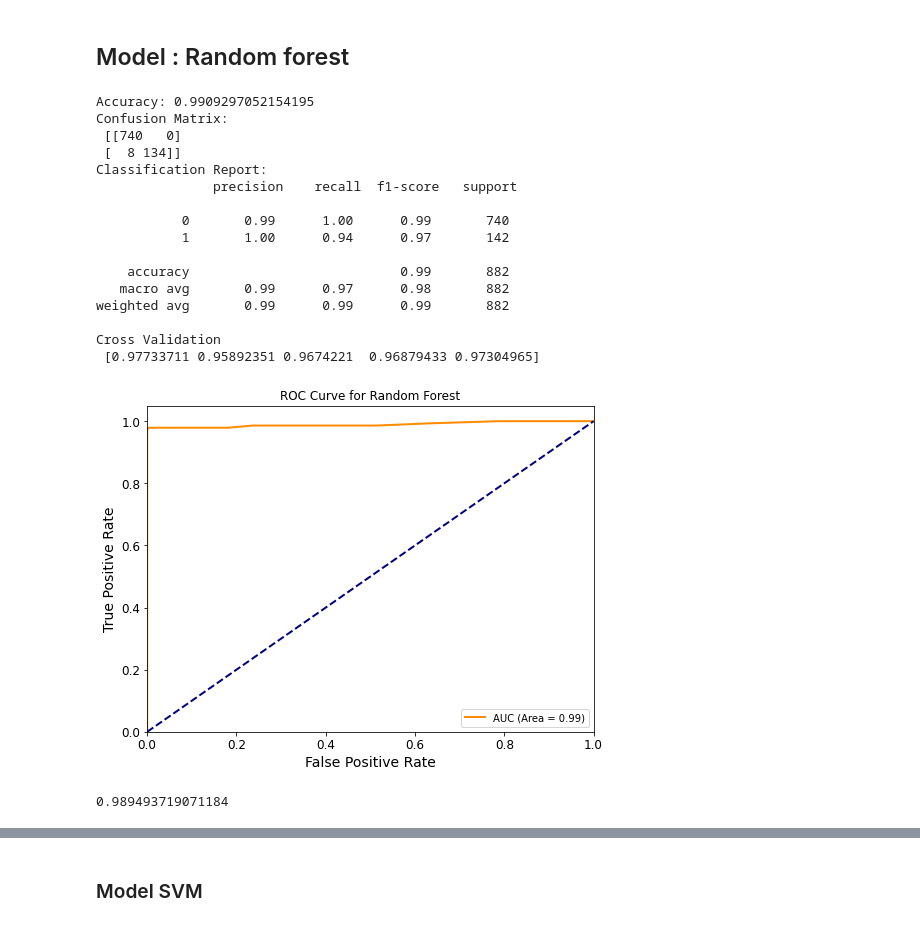
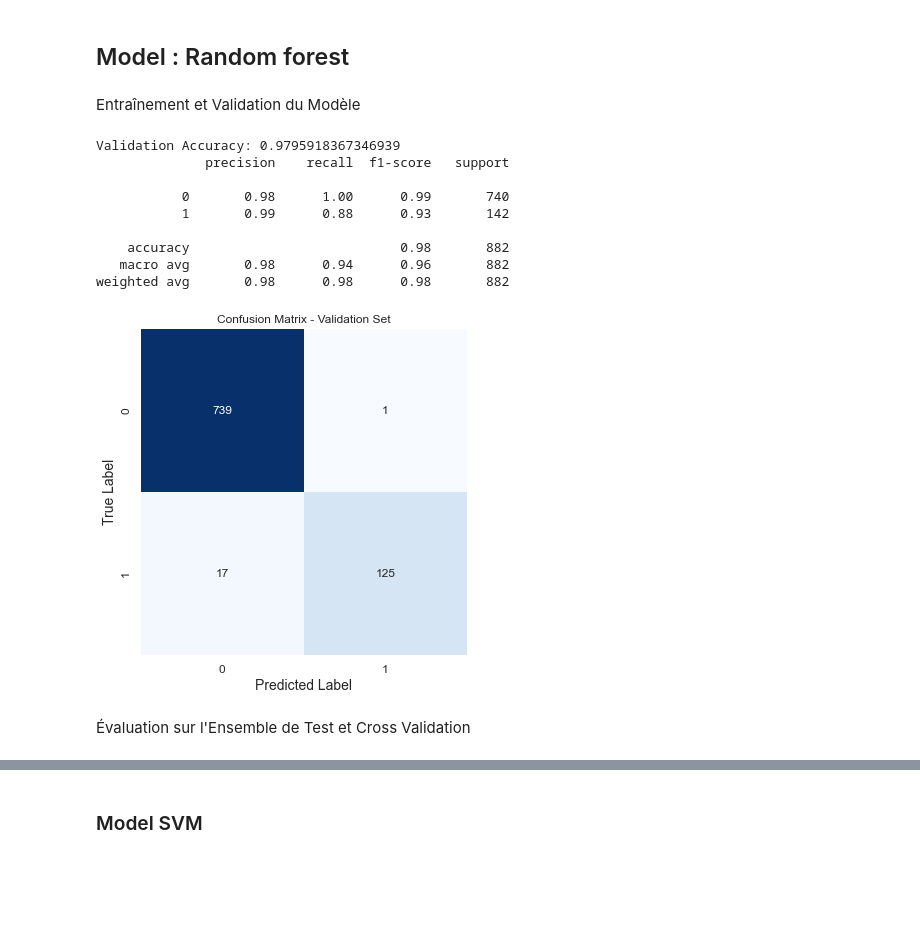
Before and after one commit to Aminedx/IA, a Jupyter notebook: Projet.ipynb, the cells around one changed output, grey strips where cells are left out. Cells and saved outputs as stored; diff of their text form; code cells hidden in the pictures; blank space fills up the shorter version.

```diff
--- a/Projet.ipynb
+++ b/Projet.ipynb
@@ -389,8 +390,9 @@ array([[<AxesSubplot:title={'center':'Age'}>,
 cols_to_drop = [col for col in general_data_copy.columns if general_data_copy[col].nunique() == 1]
 # Supprimer ces colonnes du DataFrame
 general_data_copy.drop(cols_to_drop, axis=1, inplace=True)
-## Supprimer MaritalStatus due à notre étude éthique
-general_data_copy.drop(["MaritalStatus"], axis=1, inplace=True)
+
+general_data_copy.drop(['EmployeeID', 'Age', 'Gender', 'MaritalStatus'], axis=1, inplace=True)
+general_data_copy.drop(["PerformanceRating"], axis=1, inplace=True)
 # Afficher les colonnes à supprimer
 print(f"Colonnes à supprimer car elles contiennent des valeurs constantes : {cols_to_drop}")
 general_data_copy.head()
@@ -609,43 +587,32 @@ ValueError: This solver needs samples of at least 2 classes in the data, but the
 # %% [markdown]
 ## Model : Random forest
+# %% [markdown]
+Entraînement et Validation du Modèle
 # %%
-from sklearn.metrics import pair_confusion_matrix
+# Entraînement du modèle Random Forest
+rf_model = RandomForestClassifier(random_state=42, n_jobs=-1)
+rf_model.fit(X_train_transformed, Y_train)
 
 
-rf_model = RandomForestClassifier(random_state=42, n_jobs=-1)
-rf_model.fit(x_train, y_train)
-cv_scores_rf = cross_val_score(rf_model, x_train, y_train, cv=5, scoring='accuracy')
-rf_predictions = rf_model.predict(x_test)
-# Évaluation du modèle
-print("Accuracy:", accuracy_score(y_test, rf_predictions))
-print("Confusion Matrix:\n", confusion_matrix(y_test, rf_predictions))
-print("Classification Report:\n", classification_report(y_test, rf_predictions))
-print("Cross Validation \n", cv_scores_rf)
+val_predictions = rf_model.predict(X_val_transformed)
+print("Validation Accuracy:", accuracy_score(Y_val, val_predictions))
+print(classification_report(Y_val, val_predictions))
 
-model_performance['RandomForest'] = {
-    'CV_Accuracy_Mean': cv_scores_rf.mean(),
-    'CV_Accuracy_Std': cv_scores_rf.std(),
-    'Test_Accuracy': accuracy_score(y_test, rf_predictions),
-    'ConfusionMatrix': confusion_matrix(y_test, rf_predictions),
-    'ClassificationReport': classification_report(y_test, rf_predictions)
-}
-plot_roc_curve(rf_model, x_test, y_test, model_name='Random Forest')
+
+plt.figure(figsize=(6,6))
+sn.heatmap(confusion_matrix(Y_val, val_predictions), annot=True, fmt="d", cmap="Blues", square=True, cbar=False)
+plt.title("Confusion Matrix - Validation Set")
+plt.xlabel("Predicted Label")
+plt.ylabel("True Label")
+plt.show()
 # %% [output]
-Accuracy: 0.9909297052154195
-Confusion Matrix:
- [[740   0]
- [  8 134]]
-Classification Report:
-               precision    recall  f1-score   support
+Validation Accuracy: 0.9795918367346939
+              precision    recall  f1-score   support
 
-           0       0.99      1.00      0.99       740
-           1       1.00      0.94      0.97       142
+           0       0.98      1.00      0.99       740
+           1       0.99      0.88      0.93       142
 
-    accuracy                           0.99       882
-   macro avg       0.99      0.97      0.98       882
-weighted avg       0.99      0.99      0.99       882
-
-Cross Validation
- [0.97733711 0.95892351 0.9674221  0.96879433 0.97304965]
+    accuracy                           0.98       882
+   macro avg       0.98      0.94      0.96       882
+weighted avg       0.98      0.98      0.98       882
-[figure, old version]
+[figure, new version]
-0.989493719071184
@@ -662,0 +619,2 @@ plt.show()
+# %% [markdown]
+Évaluation sur l'Ensemble de Test et Cross Validation
```
Also changed, not shown: parts of 52 cells of this notebook.
